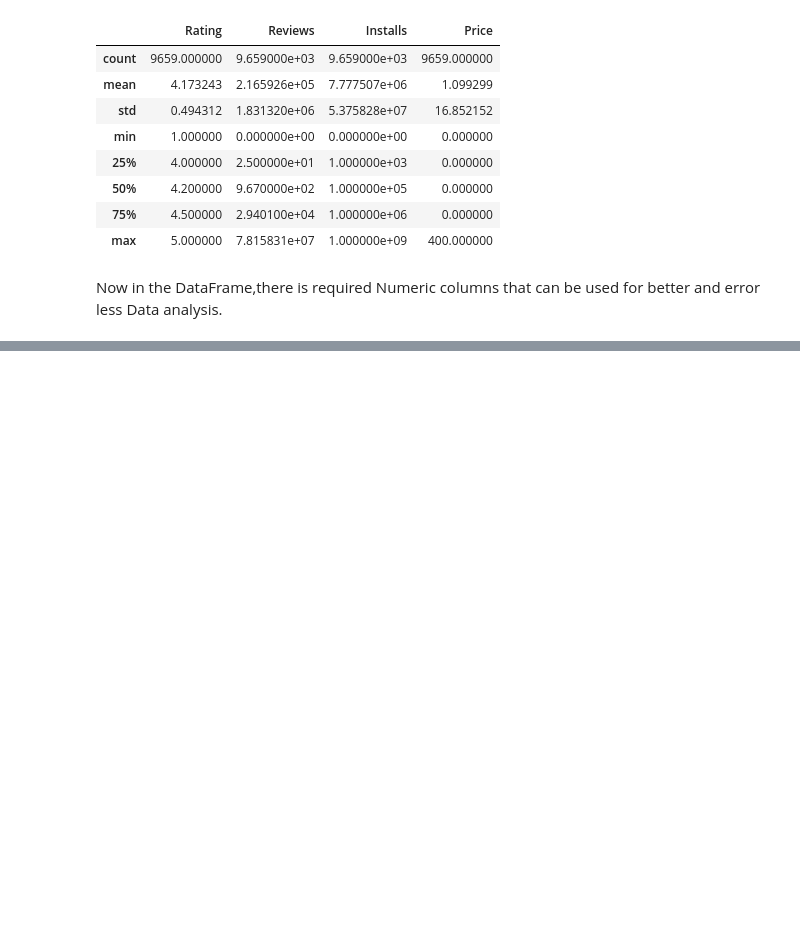
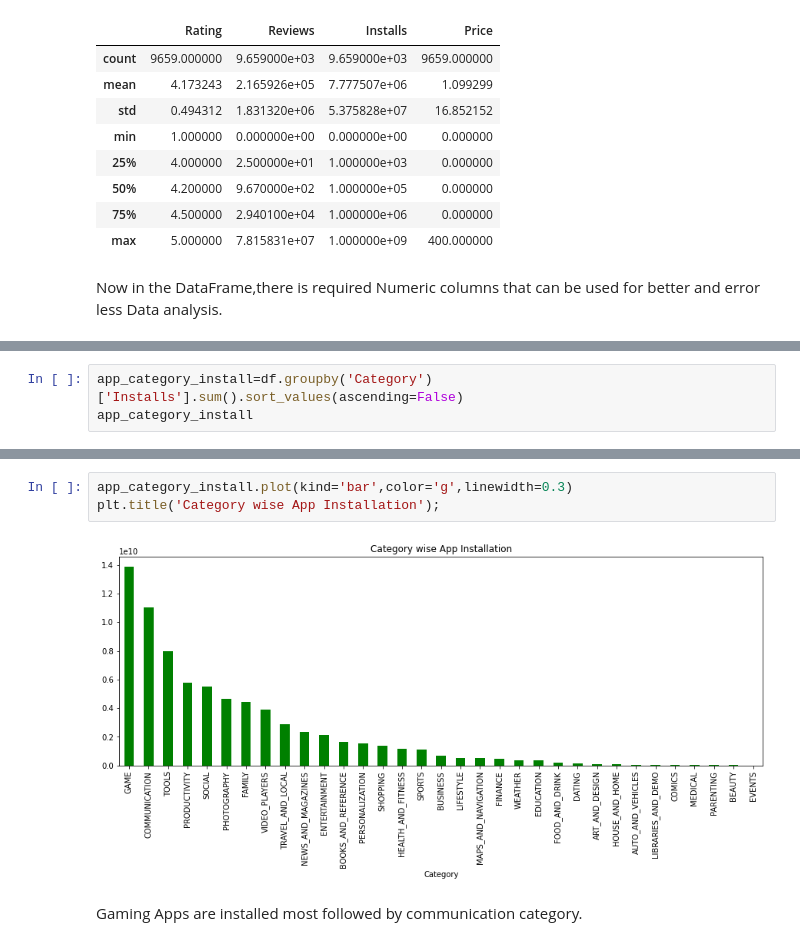
Before and after one commit to sarojsahu123/EDA-on-Play-Store-App-Review, a Jupyter notebook: Play_Store_App_Review_Analysis_Capstone_Project_Solution.ipynb, the cells around one changed output, grey strips where cells are left out. Cells and saved outputs as stored; diff of their text form; blank space fills up the shorter version.

```diff
--- a/Play_Store_App_Review_Analysis_Capstone_Project_Solution.ipynb
+++ b/Play_Store_App_Review_Analysis_Capstone_Project_Solution.ipynb
@@ -299,0 +365,3 @@ Now in the DataFrame,there is required Numeric columns that can be used for bett
+# %%
+app_category_install=df.groupby('Category')['Installs'].sum().sort_values(ascending=False)
+app_category_install
@@ -299,0 +386,7 @@ Now in the DataFrame,there is required Numeric columns that can be used for bett
+# %%
+app_category_install.plot(kind='bar',color='g',linewidth=0.3)
+plt.title('Category wise App Installation');
+# %% [output]
+[figure, added]
+# %% [markdown]
+Gaming Apps are installed most followed by communication category.
```
Also changed, not shown: parts of 20 cells of this notebook.
